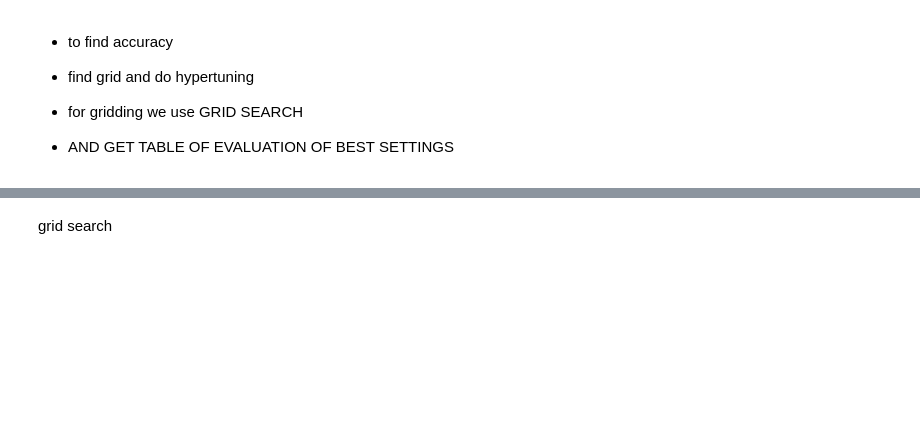
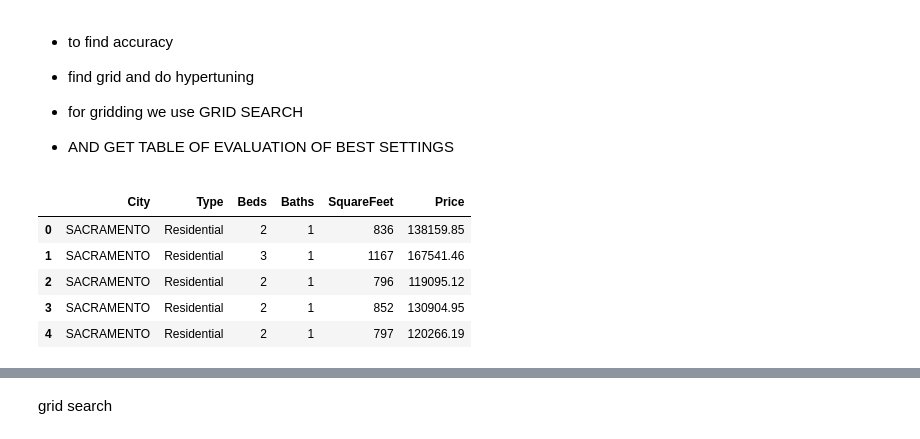
Before and after one commit to speedytech121/ml_course_internship, a Jupyter notebook: supervised/crossvalidation/grid_search.ipynb, the cells around one changed output, grey strips where cells are left out. Drawn from its saved outputs; the diff is of its cells as text; code cells hidden in the pictures; blank space fills up the shorter version.

```diff
--- a/supervised/crossvalidation/grid_search.ipynb
+++ b/supervised/crossvalidation/grid_search.ipynb
@@ -21,6 +21,14 @@ from sklearn.metrics import mean_squared_error, mean_absolute_error
 from joblib import dump, load
 # %%
 df=pd.read_csv("https://raw.githubusercontent.com/digipodium/Datasets/main/house_pricing.csv")
+df.head()
+# %% [output]
+|  | City | Type | Beds | Baths | SquareFeet | Price |
+| 0 | SACRAMENTO | Residential | 2 | 1 | 836 | 138159.85 |
+| 1 | SACRAMENTO | Residential | 3 | 1 | 1167 | 167541.46 |
+| 2 | SACRAMENTO | Residential | 2 | 1 | 796 | 119095.12 |
+| 3 | SACRAMENTO | Residential | 2 | 1 | 852 | 130904.95 |
+| 4 | SACRAMENTO | Residential | 2 | 1 | 797 | 120266.19 |
 # %%
 X=df[['Beds','Baths','SquareFeet']]
 y=df['Price']
```
Also changed, not shown: parts of 7 cells of this notebook, 9 other files.
